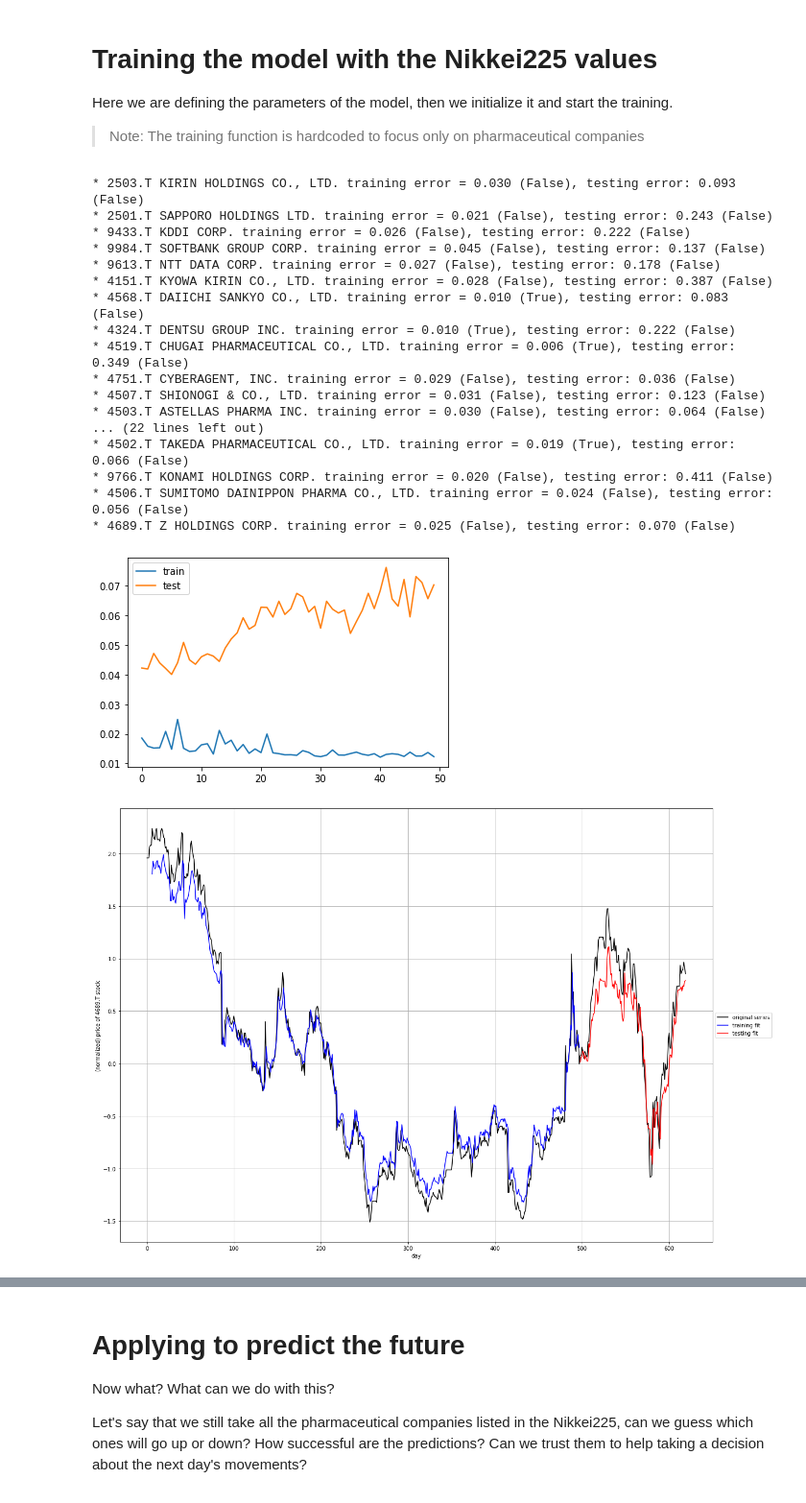
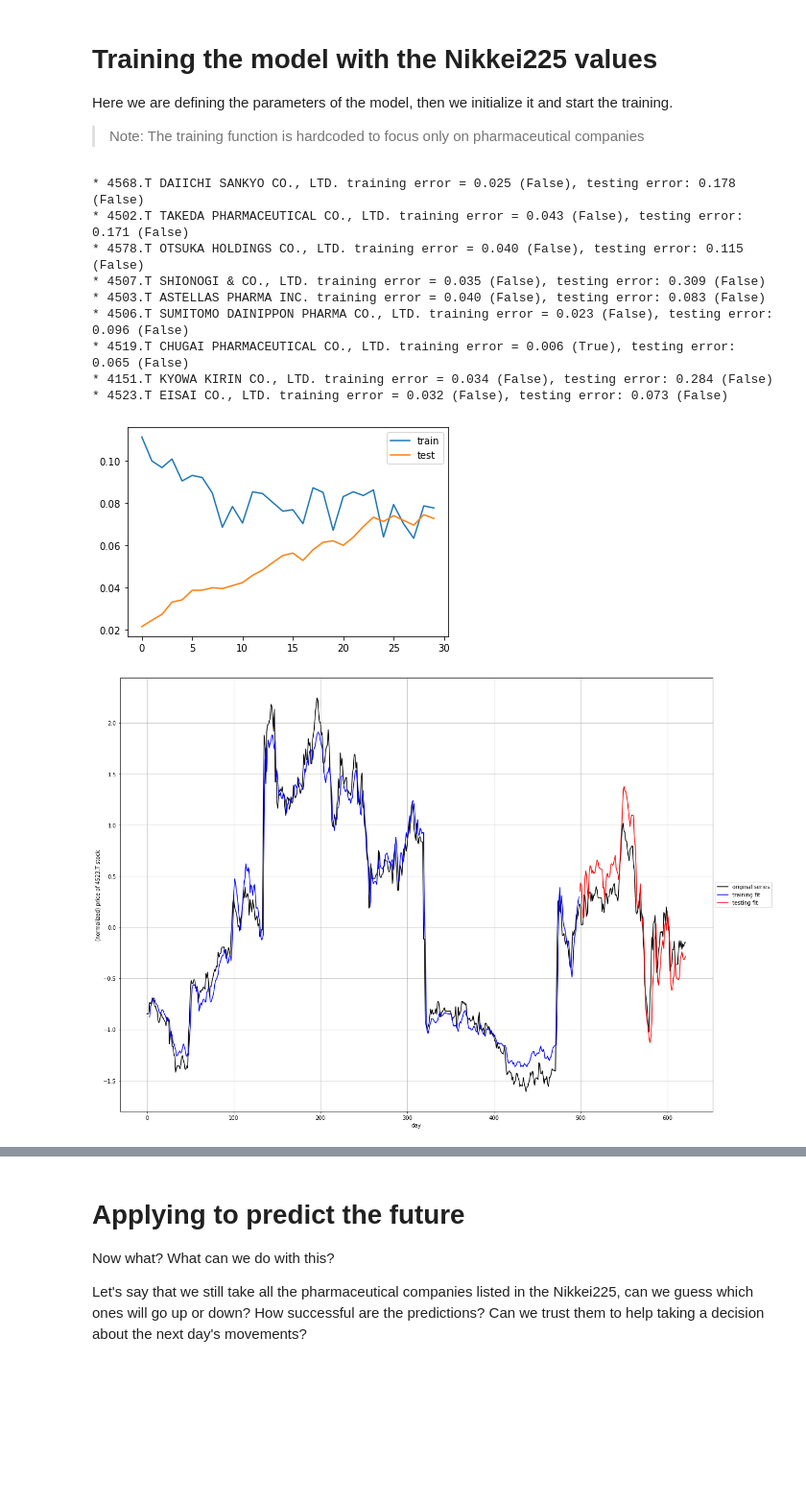
Before and after one commit to cerebraljam/rnn_lstm_nikkei225_predictions, a Jupyter notebook: tse_lstm_predictions.ipynb, the cells around one changed output, grey strips where cells are left out. Shown at 96% size. Drawn from its saved outputs; the diff is of its cells as text; code cells hidden in the pictures; blank space fills up the shorter version.

```diff
--- a/tse_lstm_predictions.ipynb
+++ b/tse_lstm_predictions.ipynb
@@ -414,53 +398,42 @@ Here we are defining the parameters of the model, then we initialize it and star
 
 > Note: The training function is hardcoded to focus only on pharmaceutical companies
 # %%
-# {'mean': array(0.53284672), 'window_size': 5, 'epochs': 72, 'features': 'Close,Low,High,ratio5-20,ratio20-100,Volume', 'nodes': 16, 'batch_size': 51, 'dropout': 0.4157279059128228}
-
-window_size = 6
+window_size = 3
 features = [
     'Close',
     'Low',
     'High',
     #'RollAvg5',
     #'RollAvg100',
     'ratio5-20',
-    'ratio20-100',
+    #'ratio20-100',
     'Volume',
     'N225'
 ]
 n_features = len(features)
 
 objective='Close'
+areas = ['Pharmaceuticals']#, 'Services']
 
 error_objective = 0.02
 
-epochs = 50#50
+epochs = 30
 batch_size = 50
-nodes = 8#5 #window_size * 5
-dropout = 0.1
+nodes = 5
+dropout = 0.2
 
 model = build_part1_RNN(window_size, n_features, nodes, dropout)
 
-areas = ['Pharmaceuticals', 'Communications', 'Foods', 'Services']
-
 model = training(nikkei225, df_relev_nikkei225, areas, model, window_size, features, objective, epochs, batch_size, True)
 # %% [output]
-* 2503.T KIRIN HOLDINGS CO., LTD. training error = 0.030 (False), testing error: 0.093 (False)
-* 2501.T SAPPORO HOLDINGS LTD. training error = 0.021 (False), testing error: 0.243 (False)
-* 9433.T KDDI CORP. training error = 0.026 (False), testing error: 0.222 (False)
-* 9984.T SOFTBANK GROUP CORP. training error = 0.045 (False), testing error: 0.137 (False)
-* 9613.T NTT DATA CORP. training error = 0.027 (False), testing error: 0.178 (False)
-* 4151.T KYOWA KIRIN CO., LTD. training error = 0.028 (False), testing error: 0.387 (False)
-* 4568.T DAIICHI SANKYO CO., LTD. training error = 0.010 (True), testing error: 0.083 (False)
-* 4324.T DENTSU GROUP INC. training error = 0.010 (True), testing error: 0.222 (False)
-* 4519.T CHUGAI PHARMACEUTICAL CO., LTD. training error = 0.006 (True), testing error: 0.349 (False)
-* 4751.T CYBERAGENT, INC. training error = 0.029 (False), testing error: 0.036 (False)
-* 4507.T SHIONOGI & CO., LTD. training error = 0.031 (False), testing error: 0.123 (False)
-* 4503.T ASTELLAS PHARMA INC. training error = 0.030 (False), testing error: 0.064 (False)
-... (22 lines left out)
-* 4502.T TAKEDA PHARMACEUTICAL CO., LTD. training error = 0.019 (True), testing error: 0.066 (False)
-* 9766.T KONAMI HOLDINGS CORP. training error = 0.020 (False), testing error: 0.411 (False)
-* 4506.T SUMITOMO DAINIPPON PHARMA CO., LTD. training error = 0.024 (False), testing error: 0.056 (False)
-* 4689.T Z HOLDINGS CORP. training error = 0.025 (False), testing error: 0.070 (False)
+* 4568.T DAIICHI SANKYO CO., LTD. training error = 0.025 (False), testing error: 0.178 (False)
+* 4502.T TAKEDA PHARMACEUTICAL CO., LTD. training error = 0.043 (False), testing error: 0.171 (False)
+* 4578.T OTSUKA HOLDINGS CO., LTD. training error = 0.040 (False), testing error: 0.115 (False)
+* 4507.T SHIONOGI & CO., LTD. training error = 0.035 (False), testing error: 0.309 (False)
+* 4503.T ASTELLAS PHARMA INC. training error = 0.040 (False), testing error: 0.083 (False)
+* 4506.T SUMITOMO DAINIPPON PHARMA CO., LTD. training error = 0.023 (False), testing error: 0.096 (False)
+* 4519.T CHUGAI PHARMACEUTICAL CO., LTD. training error = 0.006 (True), testing error: 0.065 (False)
+* 4151.T KYOWA KIRIN CO., LTD. training error = 0.034 (False), testing error: 0.284 (False)
+* 4523.T EISAI CO., LTD. training error = 0.032 (False), testing error: 0.073 (False)
-[figure, old version]
+[figure, new version]
-[figure, old version]
+[figure, new version]
```
Also changed, not shown: parts of 34 cells of this notebook, 5 other files.
